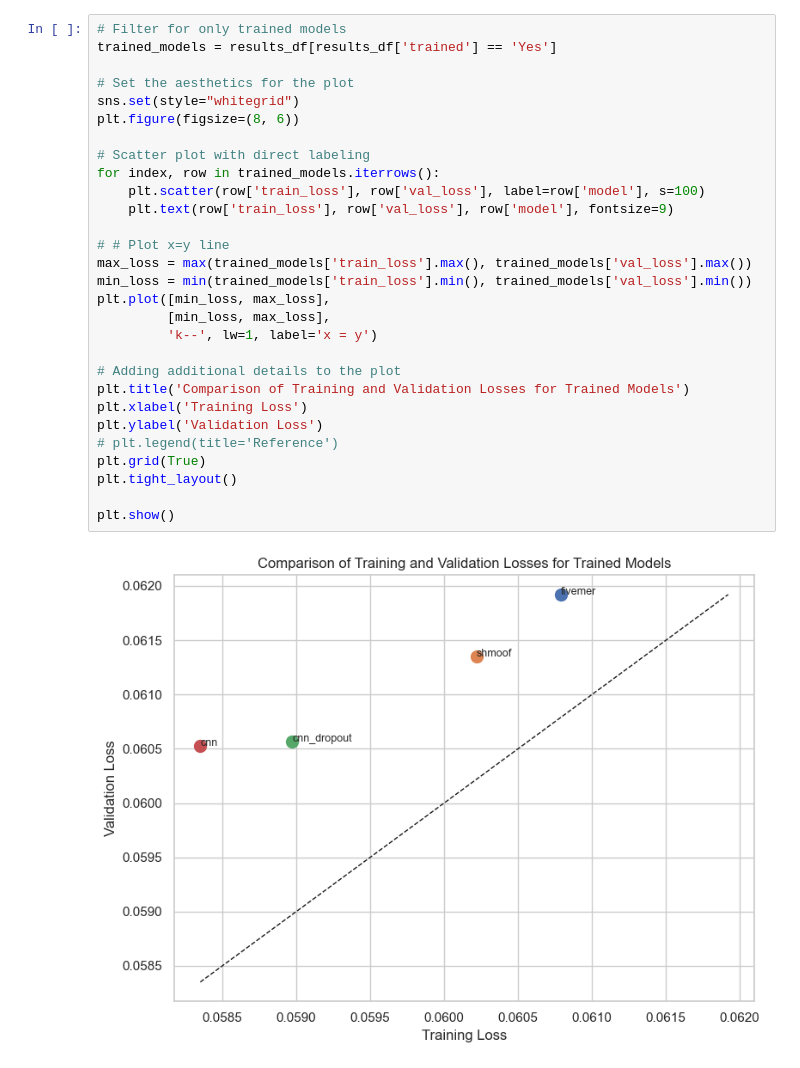
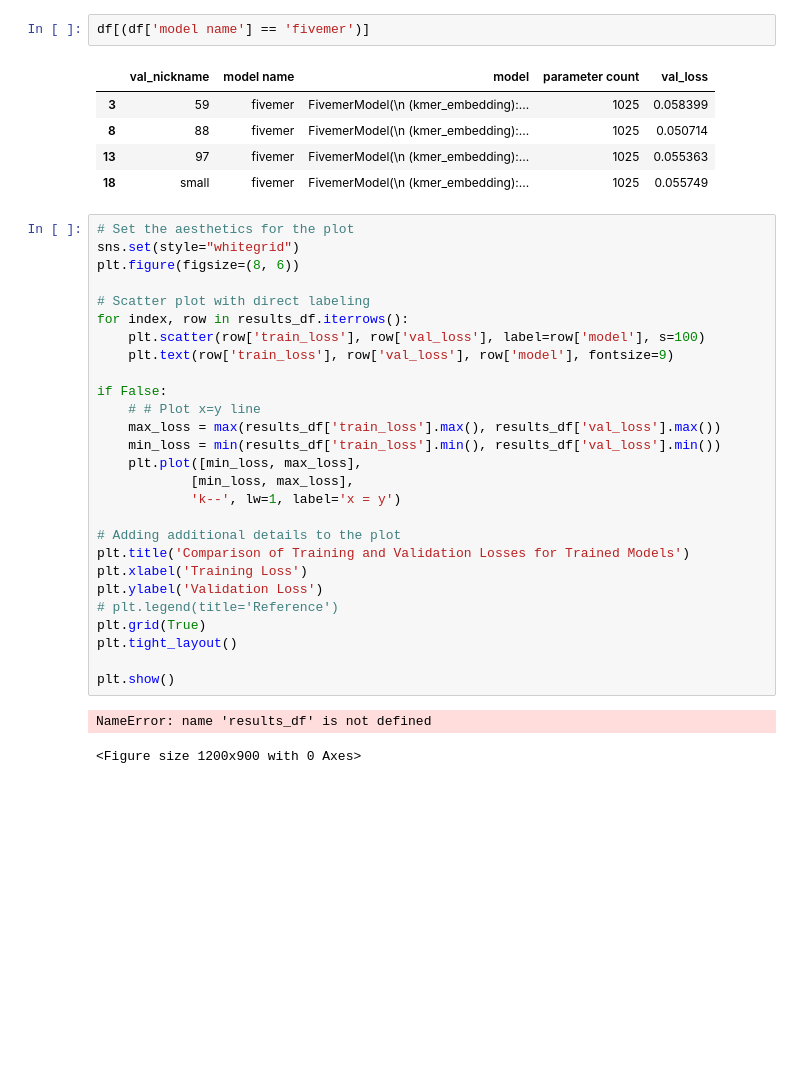
Before and after one commit to matsengrp/netam, a Jupyter notebook: notebooks/model_comparison.ipynb, the cells around one changed output. Drawn from its saved outputs; the diff is of its cells as text; blank space fills up the shorter version.

```diff
--- a/notebooks/model_comparison.ipynb
+++ b/notebooks/model_comparison.ipynb
@@ -125,22 +161,28 @@ Stopping training early: learning rate below 0.0001
+# %%
+df[(df['model name'] == 'fivemer')]
+# %% [output]
+|  | val_nickname | model name | model | parameter count | val_loss |
+| 3 | 59 | fivemer | FivemerModel(\n (kmer_embedding):... | 1025 | 0.058399 |
+| 8 | 88 | fivemer | FivemerModel(\n (kmer_embedding):... | 1025 | 0.050714 |
+| 13 | 97 | fivemer | FivemerModel(\n (kmer_embedding):... | 1025 | 0.055363 |
+| 18 | small | fivemer | FivemerModel(\n (kmer_embedding):... | 1025 | 0.055749 |
 # %%
-# Filter for only trained models
-trained_models = results_df[results_df['trained'] == 'Yes']
-
 # Set the aesthetics for the plot
 sns.set(style="whitegrid")
 plt.figure(figsize=(8, 6))
 
 # Scatter plot with direct labeling
-for index, row in trained_models.iterrows():
+for index, row in results_df.iterrows():
     plt.scatter(row['train_loss'], row['val_loss'], label=row['model'], s=100)
     plt.text(row['train_loss'], row['val_loss'], row['model'], fontsize=9)
 
-# # Plot x=y line
-max_loss = max(trained_models['train_loss'].max(), trained_models['val_loss'].max())
-min_loss = min(trained_models['train_loss'].min(), trained_models['val_loss'].min())
-plt.plot([min_loss, max_loss],
-         [min_loss, max_loss],
-         'k--', lw=1, label='x = y')
+if False:
+    # # Plot x=y line
+    max_loss = max(results_df['train_loss'].max(), results_df['val_loss'].max())
+    min_loss = min(results_df['train_loss'].min(), results_df['val_loss'].min())
+    plt.plot([min_loss, max_loss],
+            [min_loss, max_loss],
+            'k--', lw=1, label='x = y')
 
 # Adding additional details to the plot
 plt.title('Comparison of Training and Validation Losses for Trained Models')
@@ -152,4 +194,5 @@ plt.tight_layout()
 
 plt.show()
 # %% [output]
-[figure, removed]
+NameError: name 'results_df' is not defined
+<Figure size 1200x900 with 0 Axes>
```
Also changed, not shown: parts of 10 cells of this notebook, 1 other file.
